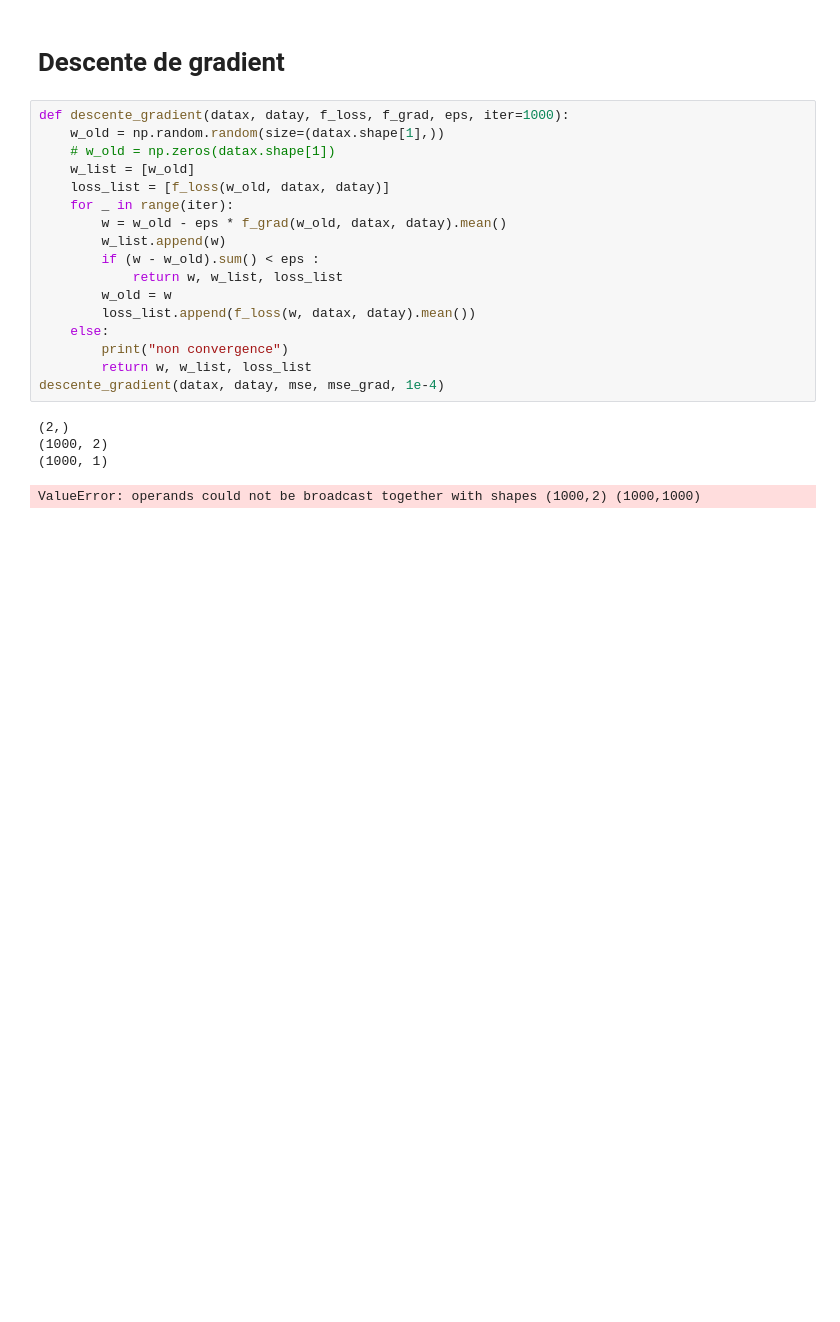
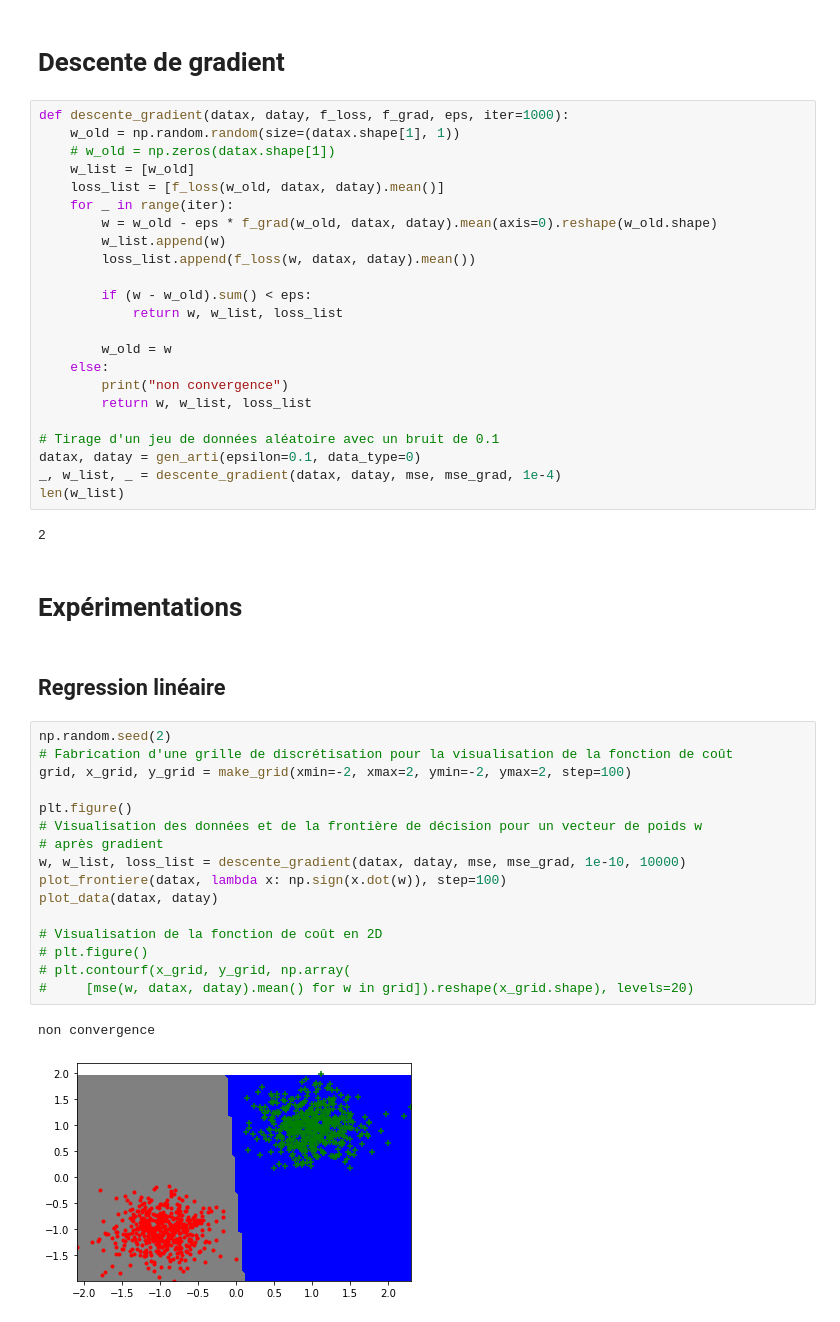
Before and after one commit to CharlesAttend/M1-S2-DAC, a Jupyter notebook: ML/TME/TME3/tme3.ipynb, the cells around one changed output. Saved outputs shown, nothing was run; the diff lists cells and outputs as text; blank space fills up the shorter version.

```diff
--- a/ML/TME/TME3/tme3.ipynb
+++ b/ML/TME/TME3/tme3.ipynb
@@ -60,23 +41,49 @@ KeyboardInterrupt:
 # Descente de gradient
 # %%
 def descente_gradient(datax, datay, f_loss, f_grad, eps, iter=1000):
-    w_old = np.random.random(size=(datax.shape[1],))
+    w_old = np.random.random(size=(datax.shape[1], 1))
     # w_old = np.zeros(datax.shape[1])
     w_list = [w_old]
-    loss_list = [f_loss(w_old, datax, datay)]
+    loss_list = [f_loss(w_old, datax, datay).mean()]
     for _ in range(iter):
-        w = w_old - eps * f_grad(w_old, datax, datay).mean()
+        w = w_old - eps * f_grad(w_old, datax, datay).mean(axis=0).reshape(w_old.shape)
         w_list.append(w)
-        if (w - w_old).sum() < eps :
+        loss_list.append(f_loss(w, datax, datay).mean())
+
+        if (w - w_old).sum() < eps:
             return w, w_list, loss_list
+
         w_old = w
-        loss_list.append(f_loss(w, datax, datay).mean())
     else:
         print("non convergence")
         return w, w_list, loss_list
-descente_gradient(datax, datay, mse, mse_grad, 1e-4)
+
+# Tirage d'un jeu de données aléatoire avec un bruit de 0.1
+datax, datay = gen_arti(epsilon=0.1, data_type=0)
+_, w_list, _ = descente_gradient(datax, datay, mse, mse_grad, 1e-4)
+len(w_list)
 # %% [output]
-(2,)
-(1000, 2)
-(1000, 1)
+2
-ValueError: operands could not be broadcast together with shapes (1000,2) (1000,1000)
+# %% [markdown]
+# Expérimentations
+# %% [markdown]
+## Regression linéaire
+# %%
+np.random.seed(2)
+# Fabrication d'une grille de discrétisation pour la visualisation de la fonction de coût
+grid, x_grid, y_grid = make_grid(xmin=-2, xmax=2, ymin=-2, ymax=2, step=100)
+
+plt.figure()
+# Visualisation des données et de la frontière de décision pour un vecteur de poids w
+# après gradient
+w, w_list, loss_list = descente_gradient(datax, datay, mse, mse_grad, 1e-10, 10000)
+plot_frontiere(datax, lambda x: np.sign(x.dot(w)), step=100)
+plot_data(datax, datay)
+
+# Visualisation de la fonction de coût en 2D
+# plt.figure()
+# plt.contourf(x_grid, y_grid, np.array(
+#     [mse(w, datax, datay).mean() for w in grid]).reshape(x_grid.shape), levels=20)
+# %% [output]
+non convergence
+[figure, added]
```
Also changed, not shown: parts of 10 cells of this notebook.
